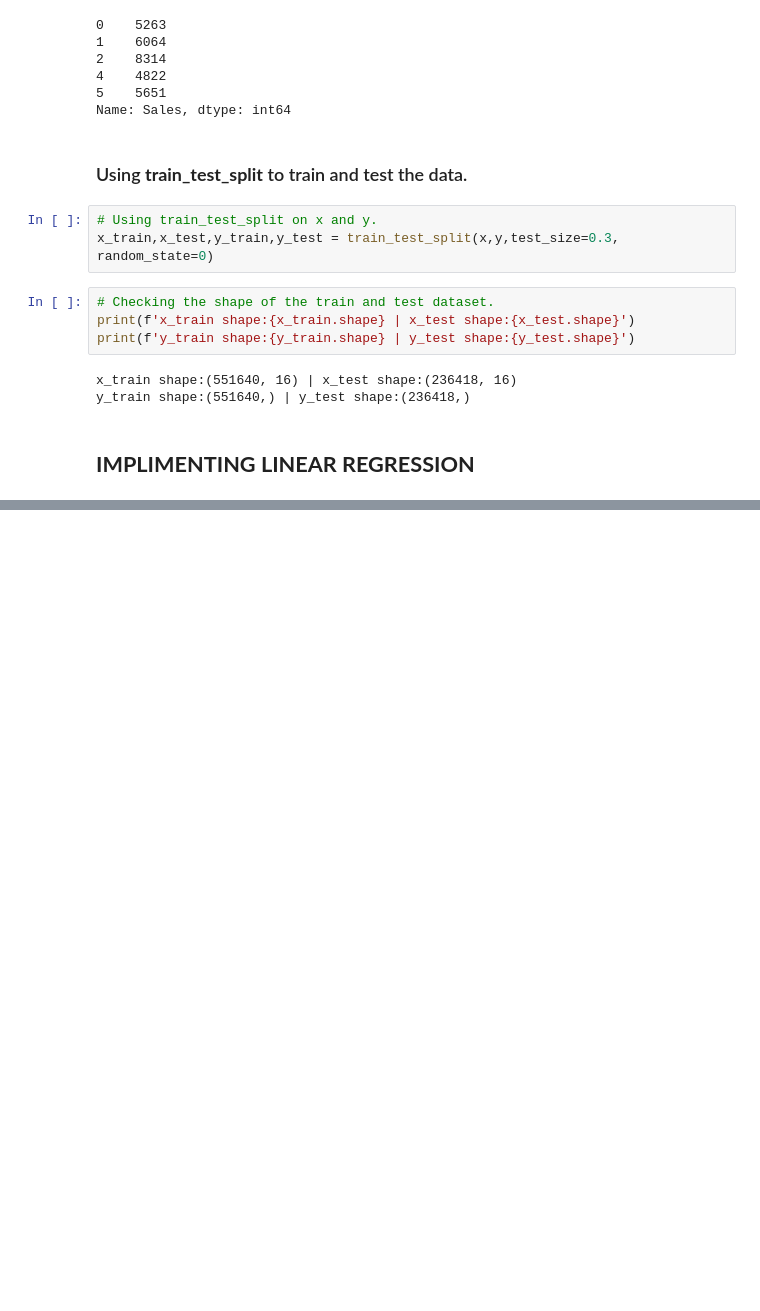
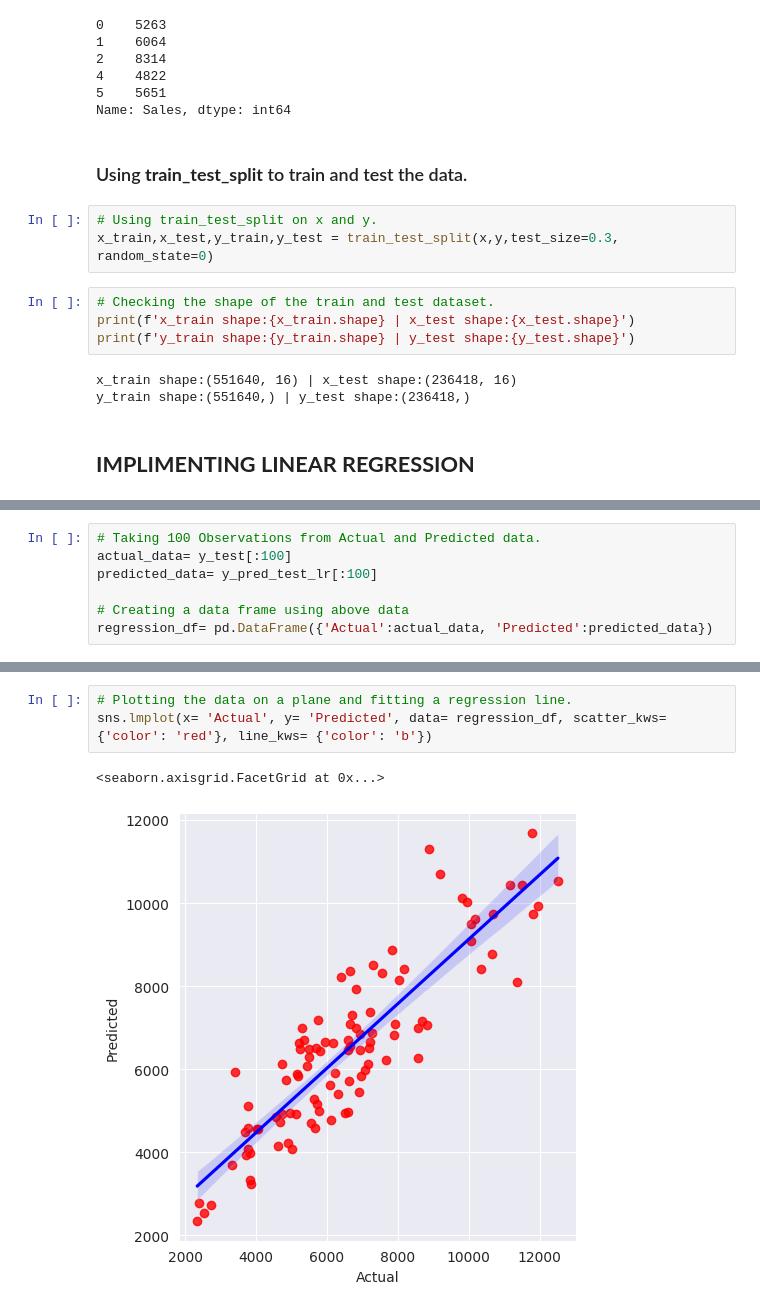
Before and after one commit to RPSahoo219/Regression_Analysis_on_Retail_Sales_Prediction, a Jupyter notebook: Retail_Sales_Prediction.ipynb, the cells around one changed output, grey strips where cells are left out. Saved outputs shown, nothing was run; the diff lists cells and outputs as text; blank space fills up the shorter version.

```diff
--- a/Retail_Sales_Prediction.ipynb
+++ b/Retail_Sales_Prediction.ipynb
@@ -1021,0 +1106,7 @@ y_train shape:(551640,) | y_test shape:(236418,)
+# %%
+# Taking 100 Observations from Actual and Predicted data.
+actual_data= y_test[:100]
+predicted_data= y_pred_test_lr[:100]
+
+# Creating a data frame using above data
+regression_df= pd.DataFrame({'Actual':actual_data, 'Predicted':predicted_data})
@@ -1021,0 +1122,6 @@ y_train shape:(551640,) | y_test shape:(236418,)
+# %%
+# Plotting the data on a plane and fitting a regression line.
+sns.lmplot(x= 'Actual', y= 'Predicted', data= regression_df, scatter_kws={'color': 'red'}, line_kws= {'color': 'b'})
+# %% [output]
+<seaborn.axisgrid.FacetGrid at 0x...>
+[figure, added]
```
Also changed, not shown: parts of 55 cells of this notebook.
